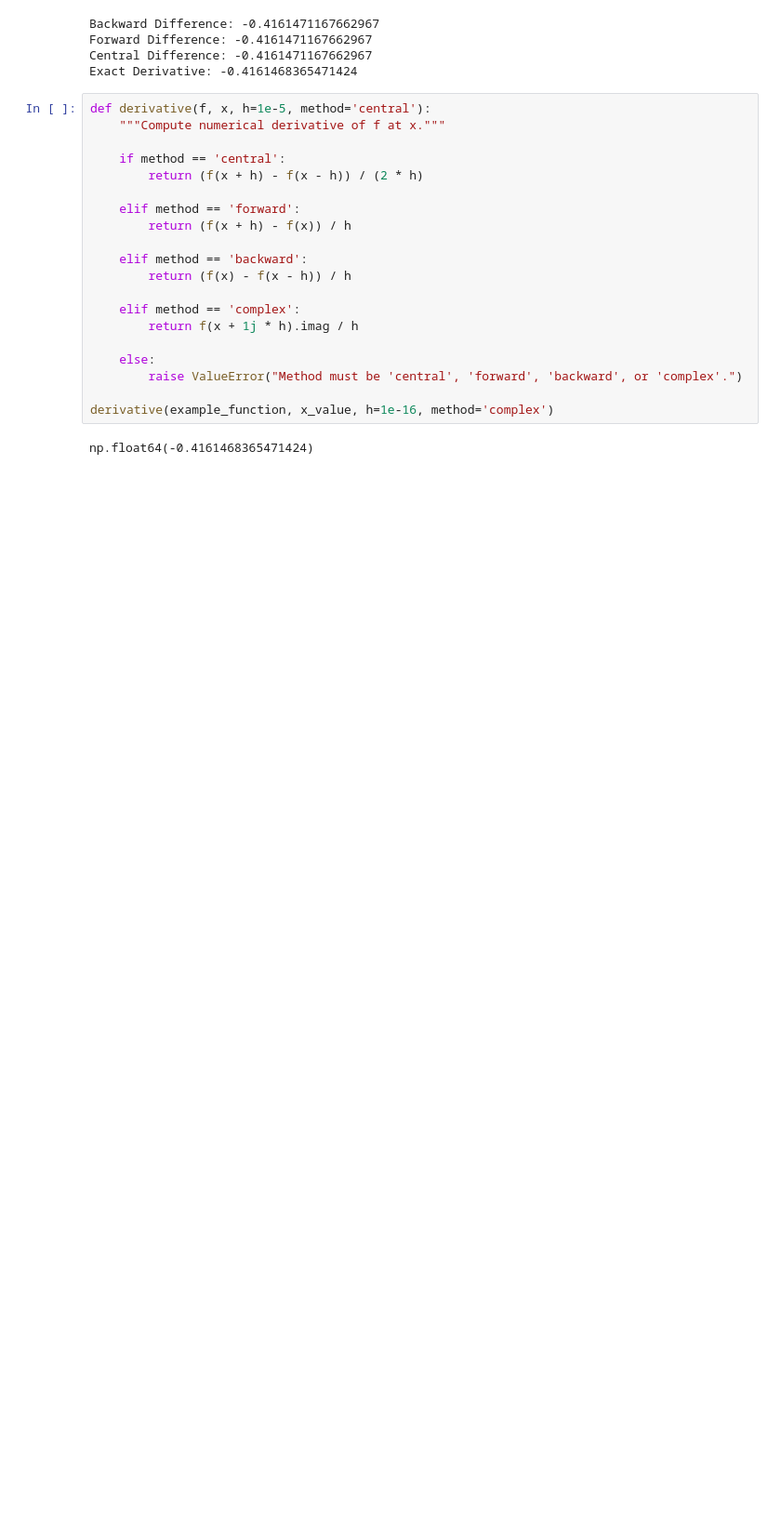
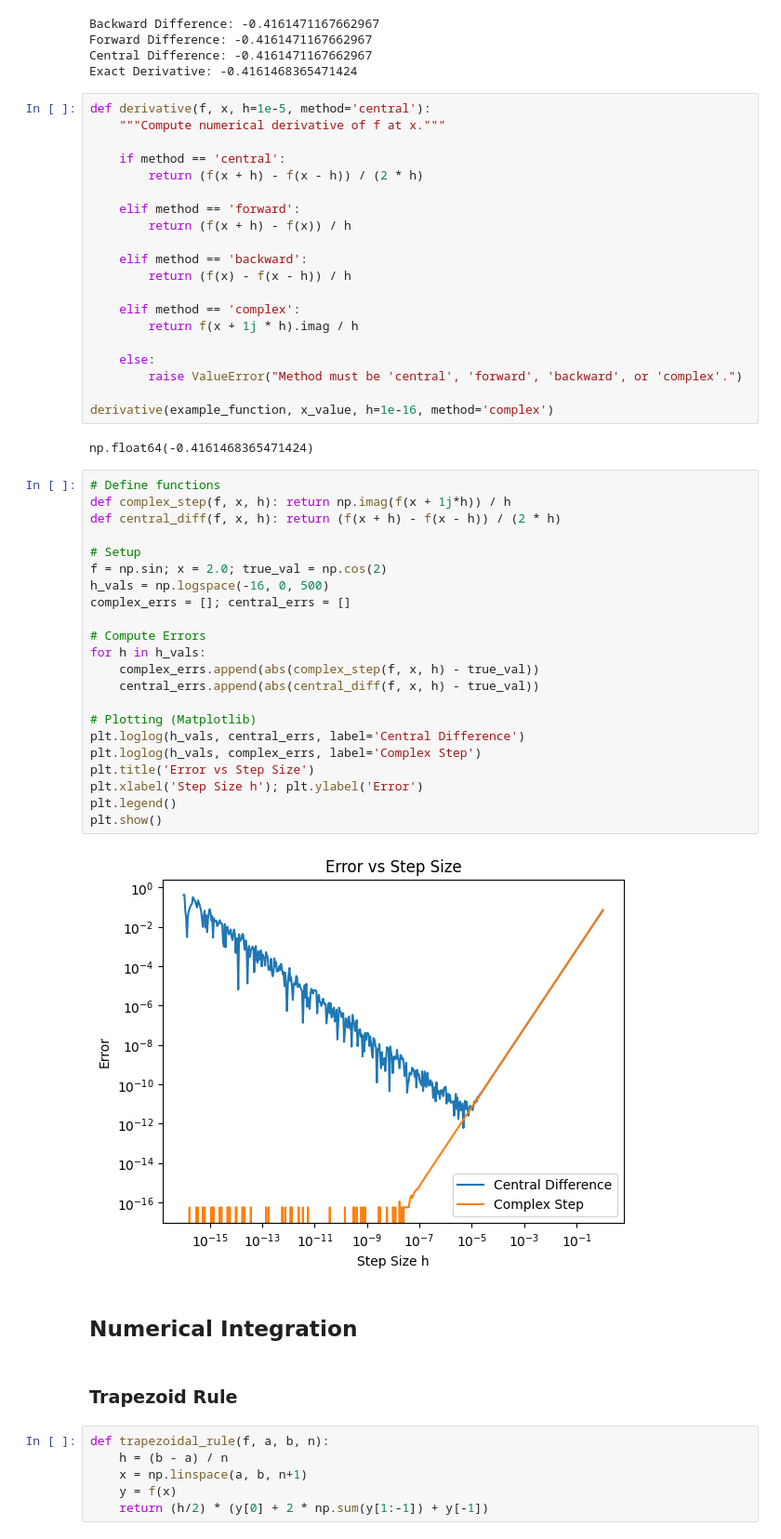
Before and after one commit to joshfpedro/math-328, a Jupyter notebook: numerical_calculus.ipynb, the cells around one changed output. Shown at 93% size. Drawn from its saved outputs; the diff is of its cells as text; blank space fills up the shorter version.

```diff
--- a/numerical_calculus.ipynb
+++ b/numerical_calculus.ipynb
@@ -55,3 +60,37 @@ def derivative(f, x, h=1e-5, method='central'):
 derivative(example_function, x_value, h=1e-16, method='complex')
 # %% [output]
 np.float64(-0.4161468365471424)
+# %%
+# Define functions
+def complex_step(f, x, h): return np.imag(f(x + 1j*h)) / h
+def central_diff(f, x, h): return (f(x + h) - f(x - h)) / (2 * h)
+
+# Setup
+f = np.sin; x = 2.0; true_val = np.cos(2)
+h_vals = np.logspace(-16, 0, 500)
+complex_errs = []; central_errs = []
+
+# Compute Errors
+for h in h_vals:
+    complex_errs.append(abs(complex_step(f, x, h) - true_val))
+    central_errs.append(abs(central_diff(f, x, h) - true_val))
+
+# Plotting (Matplotlib)
+plt.loglog(h_vals, central_errs, label='Central Difference')
+plt.loglog(h_vals, complex_errs, label='Complex Step')
+plt.title('Error vs Step Size')
+plt.xlabel('Step Size h'); plt.ylabel('Error')
+plt.legend()
+plt.show()
+# %% [output]
+[figure, added]
+# %% [markdown]
+## Numerical Integration
+# %% [markdown]
+### Trapezoid Rule
+# %%
+def trapezoidal_rule(f, a, b, n):
+    h = (b - a) / n
+    x = np.linspace(a, b, n+1)
+    y = f(x)
+    return (h/2) * (y[0] + 2 * np.sum(y[1:-1]) + y[-1])
```
Also changed, not shown: parts of 6 cells of this notebook.
